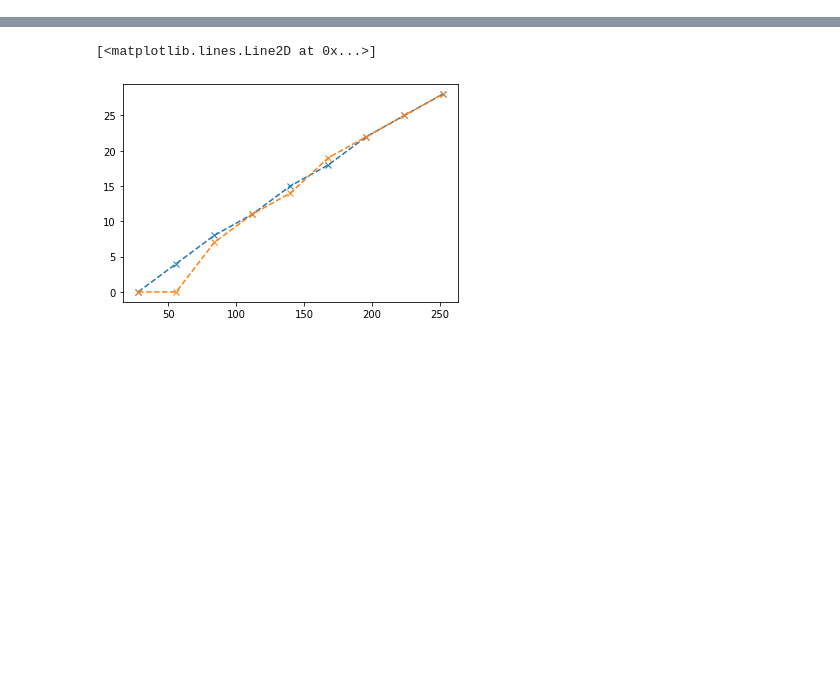
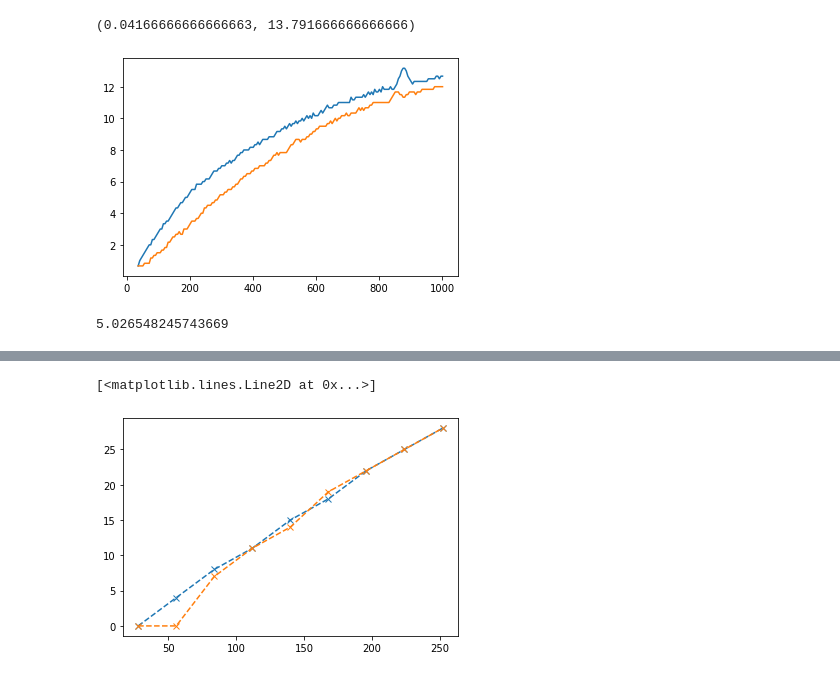
Before and after one commit to Vini-002/feed-Forward-test, a Jupyter notebook: processing.ipynb, the cells around one changed output, grey strips where cells are left out. Drawn from its saved outputs; the diff is of its cells as text; code cells hidden in the pictures; blank space fills up the shorter version.

```diff
--- a/processing.ipynb
+++ b/processing.ipynb
@@ -45,0 +78,14 @@ for exp in data:
+# %%
+for exp in data:
+    plt.plot(exp['Time'], exp['Left'].diff().rolling(6).mean())
+    plt.plot(exp['Time'], exp['Right'].diff().rolling(6).mean())
+    # plt.plot(exp['Time'].diff())
+ax = plt.gca()
+ax.set_ylim()
+# %% [output]
+(0.04166666666666663, 13.791666666666666)
+[figure, added]
+# %%
+30*32*np.pi/(5*120)
+# %% [output]
+5.026548245743669
```
Also changed, not shown: parts of 13 cells of this notebook.
